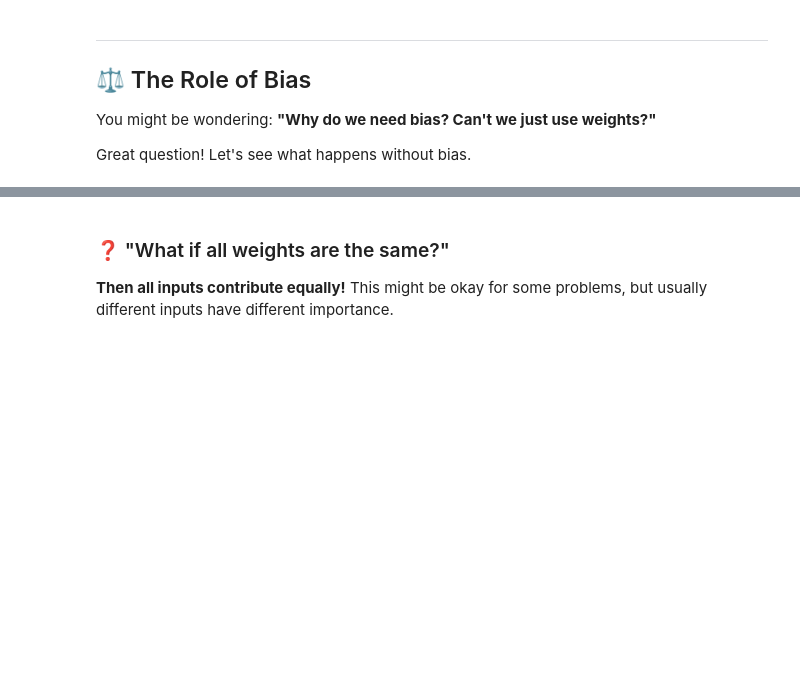
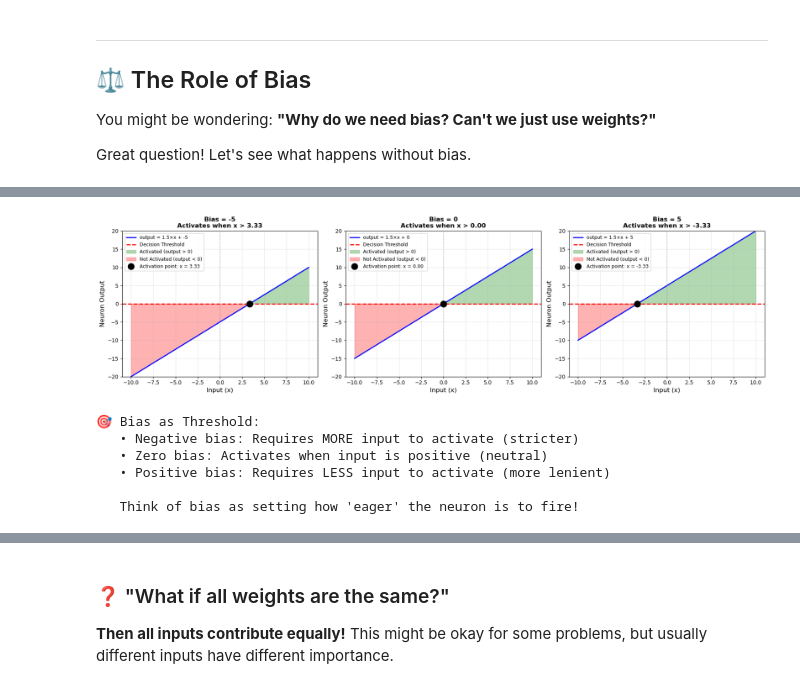
Before and after one commit to brucelee2077/applied-ai-research, a Jupyter notebook: 00-neural-networks/fundamentals/02_single_neuron.ipynb, the cells around one changed output, grey strips where cells are left out. Cells and saved outputs as stored; diff of their text form; code cells hidden in the pictures; blank space fills up the shorter version.

```diff
--- a/00-neural-networks/fundamentals/02_single_neuron.ipynb
+++ b/00-neural-networks/fundamentals/02_single_neuron.ipynb
@@ -482,0 +1015,61 @@ Modify the weights and bias in the cell above and re-run it. Here are some thing
+# %%
+# Let's visualize bias as a threshold!
+
+def demonstrate_bias_as_threshold():
+    """Show how bias acts as a threshold for activation."""
+    # Create a simple 1D example
+    inputs = np.linspace(-10, 10, 100)
+    weight = 1.5
+
+    # Different bias values
+    biases = [-5, 0, 5]
+
+    fig, axes = plt.subplots(1, 3, figsize=(18, 5))
+
+    for idx, bias in enumerate(biases):
+        ax = axes[idx]
+
+        # Calculate neuron output
+        outputs = weight * inputs + bias
+
+        # Plot
+        ax.plot(inputs, outputs, 'b-', linewidth=2, label=f'output = {weight}×x + {bias}')
+        ax.axhline(y=0, color='red', linestyle='--', linewidth=2, label='Decision Threshold')
+        ax.axvline(x=0, color='gray', linestyle=':', alpha=0.5)
+
+        # Shade regions
+        ax.fill_between(inputs, 0, outputs, where=(outputs >= 0),
+                        alpha=0.3, color='green', label='Activated (output > 0)')
+        ax.fill_between(inputs, outputs, 0, where=(outputs < 0),
+                        alpha=0.3, color='red', label='Not Activated (output < 0)')
+
+        # Find activation threshold
+        threshold = -bias / weight
+        ax.plot(threshold, 0, 'ko', markersize=12, label=f'Activation point: x = {threshold:.2f}')
+
+        ax.set_xlabel('Input (x)', fontsize=12)
+        ax.set_ylabel('Neuron Output', fontsize=12)
+        ax.set_title(f'Bias = {bias}\nActivates when x > {threshold:.2f}',
+                    fontsize=12, fontweight='bold')
+        ax.grid(True, alpha=0.3)
+        ax.legend(fontsize=9)
+        ax.set_ylim(-20, 20)
+
+    plt.tight_layout()
+    plt.show()
+
+    print("\n🎯 Bias as Threshold:")
+    print("   • Negative bias: Requires MORE input to activate (stricter)")
+    print("   • Zero bias: Activates when input is positive (neutral)")
+    print("   • Positive bias: Requires LESS input to activate (more lenient)")
+    print("\n   Think of bias as setting how 'eager' the neuron is to fire!")
+
+demonstrate_bias_as_threshold()
+# %% [output]
+[figure, added]
+🎯 Bias as Threshold:
+   • Negative bias: Requires MORE input to activate (stricter)
+   • Zero bias: Activates when input is positive (neutral)
+   • Positive bias: Requires LESS input to activate (more lenient)
+
+   Think of bias as setting how 'eager' the neuron is to fire!
```
Also changed, not shown: parts of 34 cells of this notebook, 2 other files.
